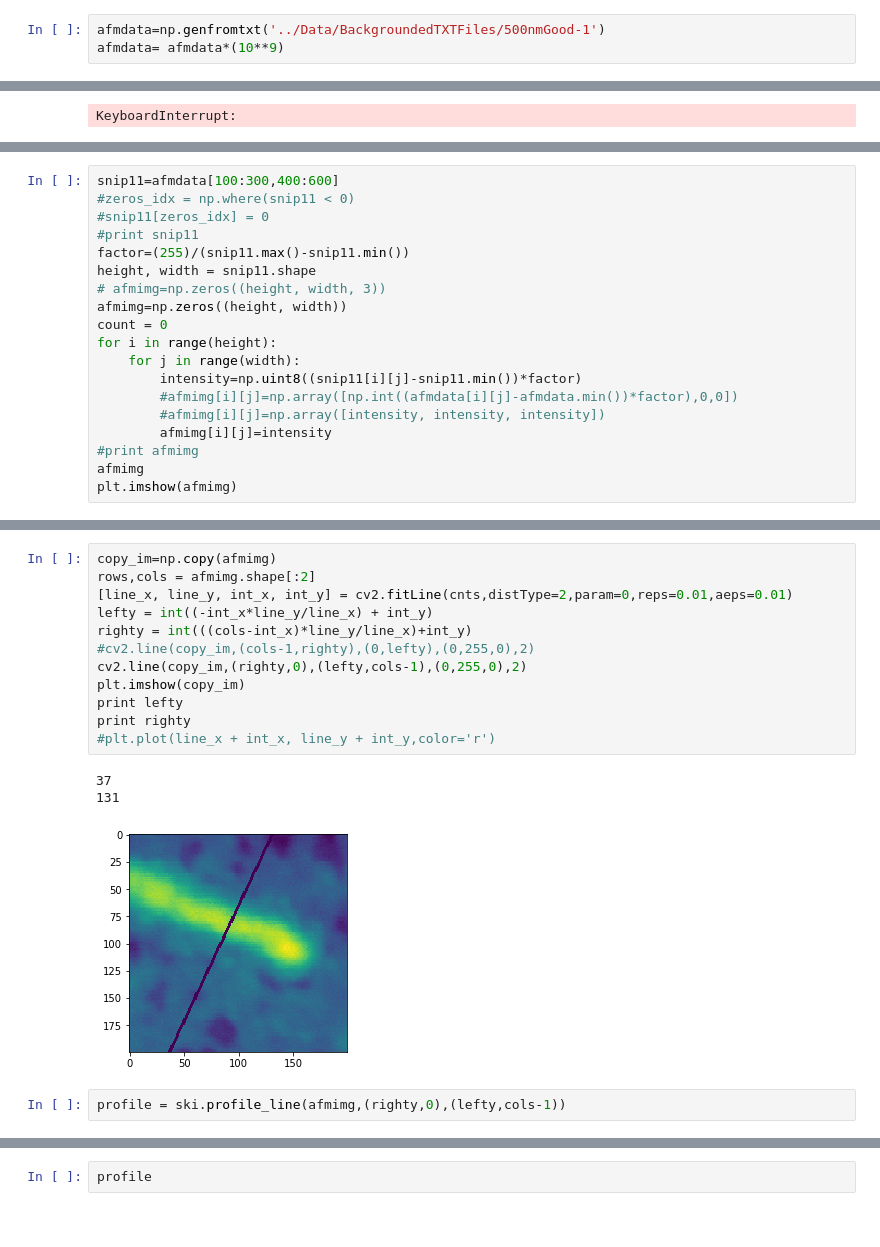
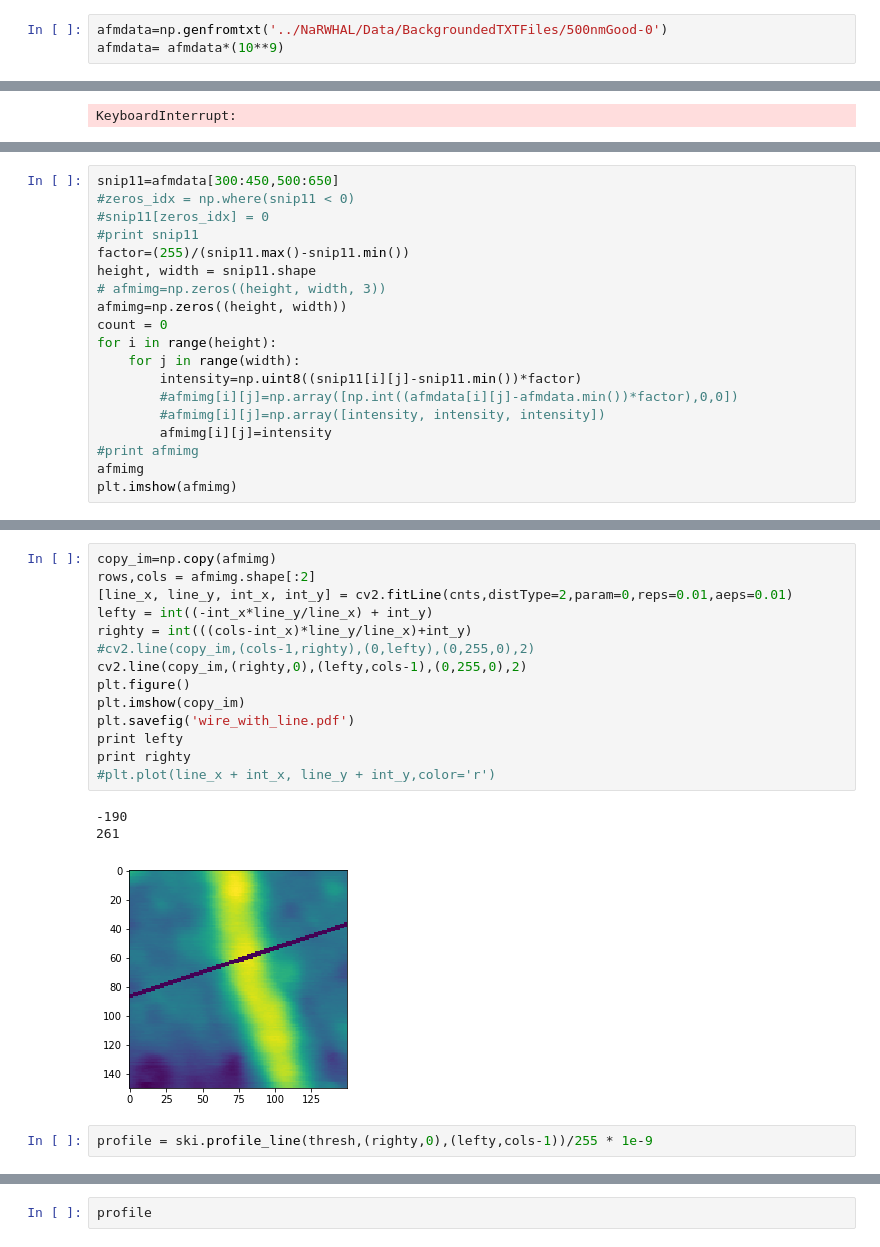
Before and after one commit to wesleyktatum/Nanowire_Measurements, a Jupyter notebook: ipynb's/OpenCV_learning.ipynb, the cells around one changed output, grey strips where cells are left out. Cells and saved outputs as stored; diff of their text form.

```diff
--- a/ipynb's/OpenCV_learning.ipynb
+++ b/ipynb's/OpenCV_learning.ipynb
@@ -6,7 +6,7 @@ from matplotlib import pyplot as plt
 %matplotlib inline
 import skimage.measure as ski
 # %%
-afmdata=np.genfromtxt('../Data/BackgroundedTXTFiles/500nmGood-1')
+afmdata=np.genfromtxt('../NaRWHAL/Data/BackgroundedTXTFiles/500nmGood-0')
 afmdata= afmdata*(10**9)
 # %%
 #factor=(255)/(afmdata.max()-afmdata.min())
@@ -25,5 +27,5 @@ plt.imshow(afmdata[100:300,400:600])
 # %%
-snip11=afmdata[100:300,400:600]
+snip11=afmdata[300:450,500:650]
 #zeros_idx = np.where(snip11 < 0)
 #snip11[zeros_idx] = 0
 #print snip11
@@ -92,19 +100,21 @@ plt.scatter(hull[:,0],hull[:,1],color='r')
 # %%
 copy_im=np.copy(afmimg)
 rows,cols = afmimg.shape[:2]
 [line_x, line_y, int_x, int_y] = cv2.fitLine(cnts,distType=2,param=0,reps=0.01,aeps=0.01)
 lefty = int((-int_x*line_y/line_x) + int_y)
 righty = int(((cols-int_x)*line_y/line_x)+int_y)
 #cv2.line(copy_im,(cols-1,righty),(0,lefty),(0,255,0),2)
 cv2.line(copy_im,(righty,0),(lefty,cols-1),(0,255,0),2)
+plt.figure()
 plt.imshow(copy_im)
+plt.savefig('wire_with_line.pdf')
 print lefty
 print righty
 #plt.plot(line_x + int_x, line_y + int_y,color='r')
 # %% [output]
-37
-131
+-190
+261
-[figure, old version]
+[figure, new version]
 # %%
-profile = ski.profile_line(afmimg,(righty,0),(lefty,cols-1))
+profile = ski.profile_line(thresh,(righty,0),(lefty,cols-1))/255 * 1e-9
 # %%
```
Also changed, not shown: parts of 6 cells of this notebook, 1 other file.
